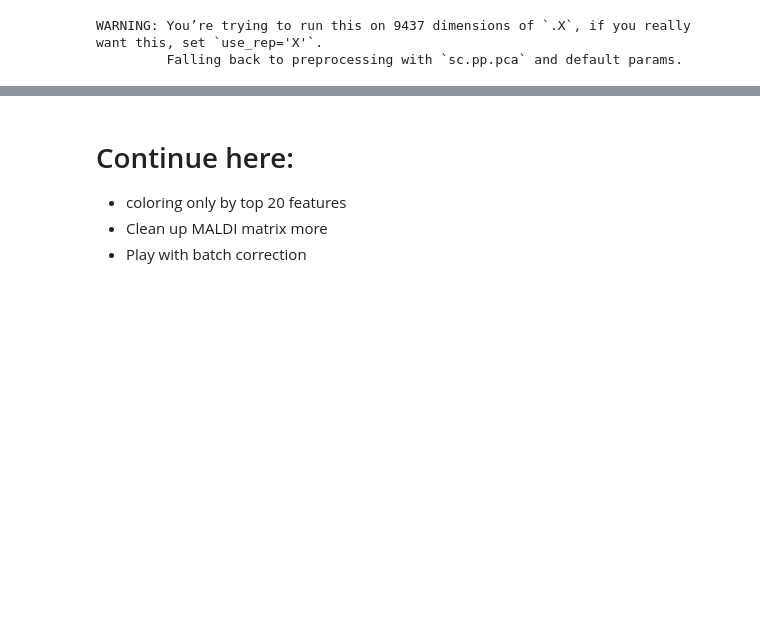
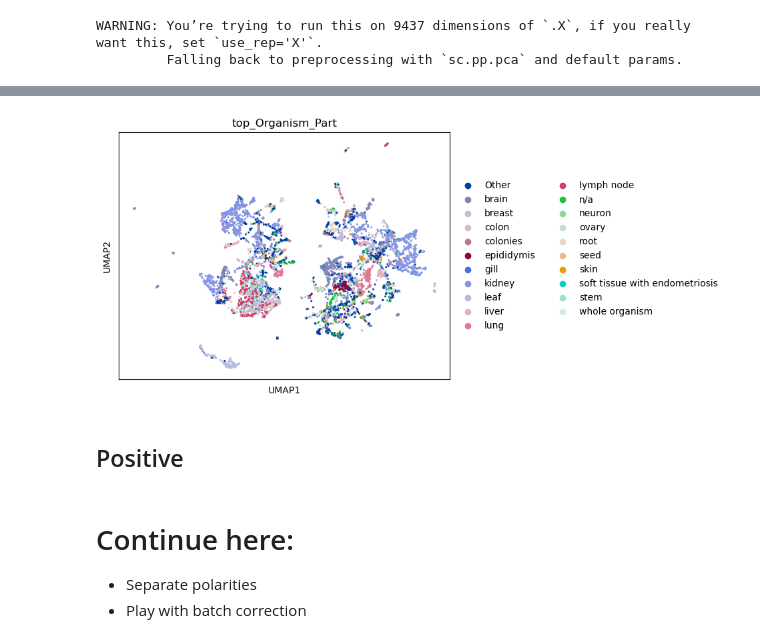
Before and after one commit to tdrose/metaspace_analysis, a Jupyter notebook: datasets_embedding.ipynb, the cells around one changed output, grey strips where cells are left out. Cells and saved outputs as stored; diff of their text form; code cells hidden in the pictures; blank space fills up the shorter version.

```diff
--- a/datasets_embedding.ipynb
+++ b/datasets_embedding.ipynb
@@ -104,6 +122,11 @@ sc.pl.umap(adata, color='Group')
+# %%
+sc.pl.umap(adata, color='top_Organism_Part')
+# %% [output]
+[figure, added]
+# %% [markdown]
+## Positive
 # %% [markdown]
 # Continue here:
 
-* coloring only by top 20 features
-* Clean up MALDI matrix more
+* Separate polarities
 * Play with batch correction
```
Also changed, not shown: parts of 36 cells of this notebook, 1 other file.
